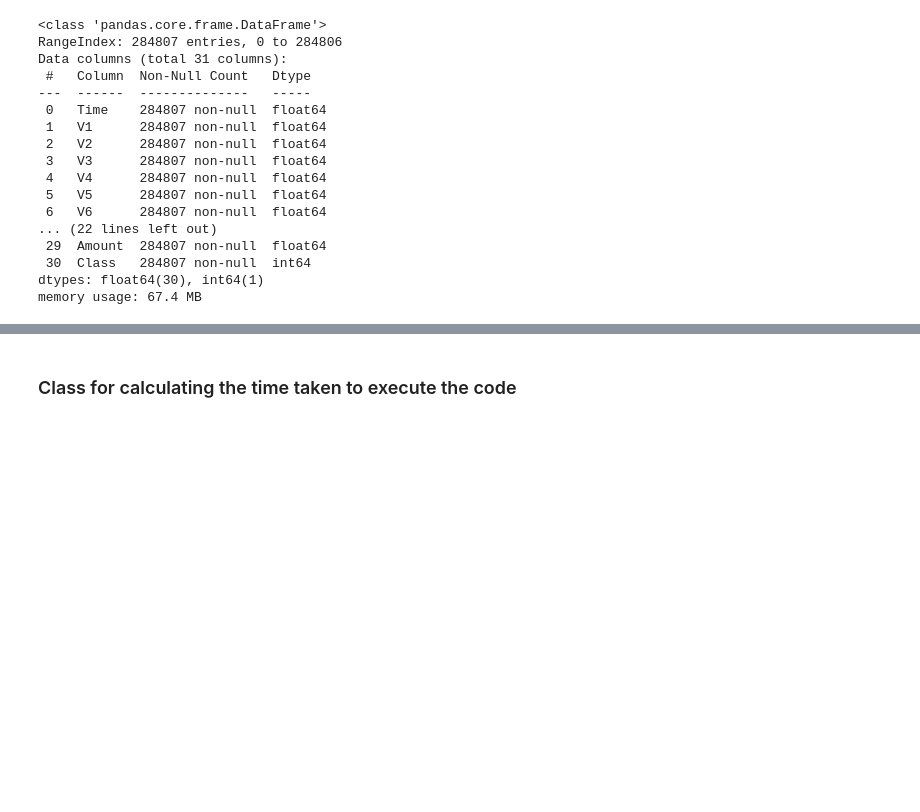
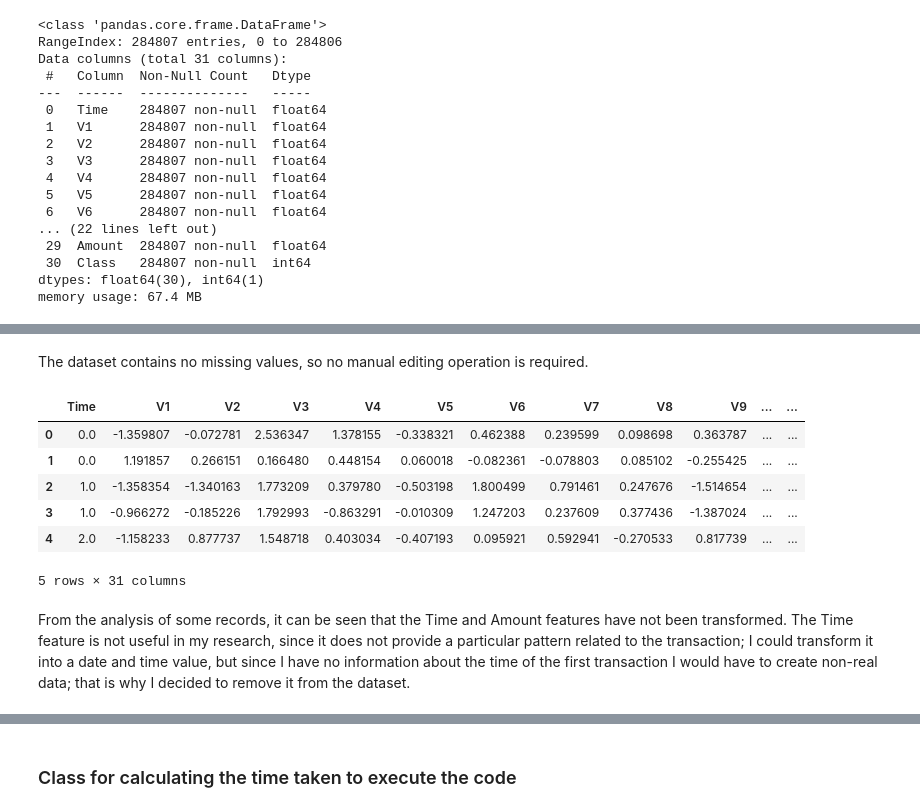
Before and after one commit to mf198/CM3070, a Jupyter notebook: code/CM3070.ipynb, the cells around one changed output, grey strips where cells are left out. Cells and saved outputs as stored; diff of their text form; code cells hidden in the pictures; blank space fills up the shorter version.

Commit message:
feat(CM3070): updated 'dataset analysis' section

```diff
--- a/code/CM3070.ipynb
+++ b/code/CM3070.ipynb
@@ -44,0 +98,16 @@ memory usage: 67.4 MB
+# %% [markdown]
+The dataset contains no missing values, so no manual editing operation is required.
+# %%
+# Display the first 5 records of the dataset
+df.head(5)
+# %% [output]
+|  | Time | V1 | V2 | V3 | V4 | V5 | V6 | V7 | V8 | V9 | ... | ... |
+| 0 | 0.0 | -1.359807 | -0.072781 | 2.536347 | 1.378155 | -0.338321 | 0.462388 | 0.239599 | 0.098698 | 0.363787 | ... | ... |
+| 1 | 0.0 | 1.191857 | 0.266151 | 0.166480 | 0.448154 | 0.060018 | -0.082361 | -0.078803 | 0.085102 | -0.255425 | ... | ... |
+| 2 | 1.0 | -1.358354 | -1.340163 | 1.773209 | 0.379780 | -0.503198 | 1.800499 | 0.791461 | 0.247676 | -1.514654 | ... | ... |
+| 3 | 1.0 | -0.966272 | -0.185226 | 1.792993 | -0.863291 | -0.010309 | 1.247203 | 0.237609 | 0.377436 | -1.387024 | ... | ... |
+| 4 | 2.0 | -1.158233 | 0.877737 | 1.548718 | 0.403034 | -0.407193 | 0.095921 | 0.592941 | -0.270533 | 0.817739 | ... | ... |
+5 rows × 31 columns
+# %% [markdown]
+From the analysis of some records, it can be seen that the Time and Amount features have not been transformed.
+The Time feature is not useful in my research, since it does not provide a particular pattern related to the transaction; I could transform it into a date and time value, but since I have no information about the time of the first transaction I would have to create non-real data; that is why I decided to remove it from the dataset.
```
Also changed, not shown: parts of 25 cells of this notebook, 1 other file.
